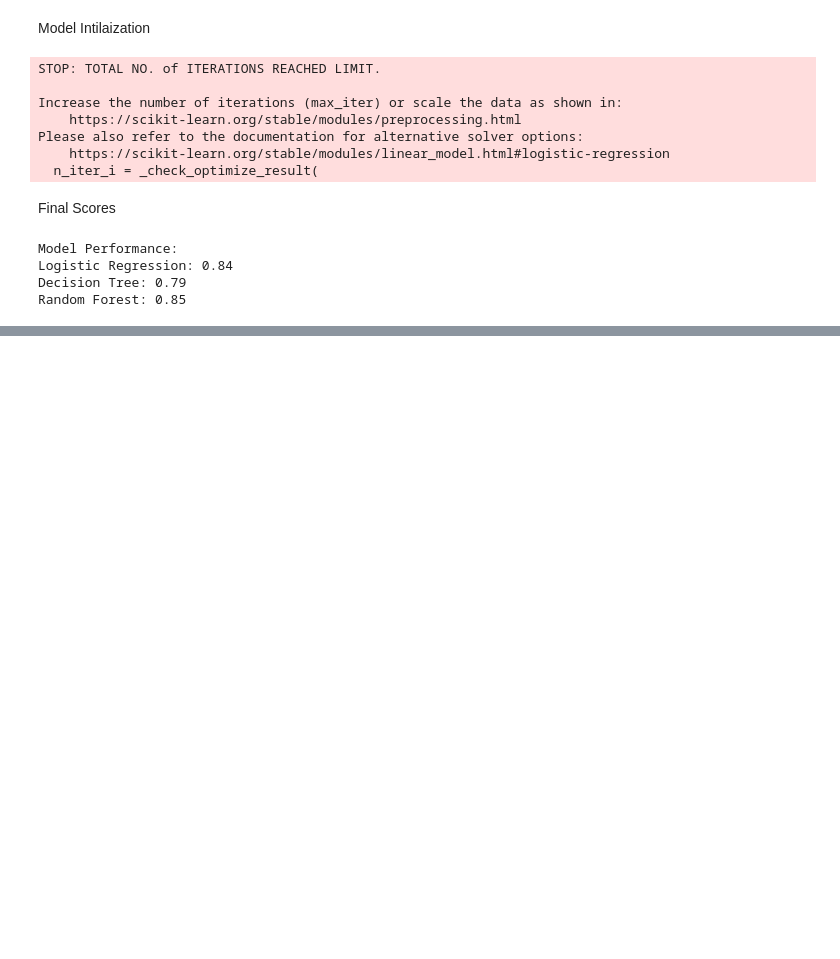
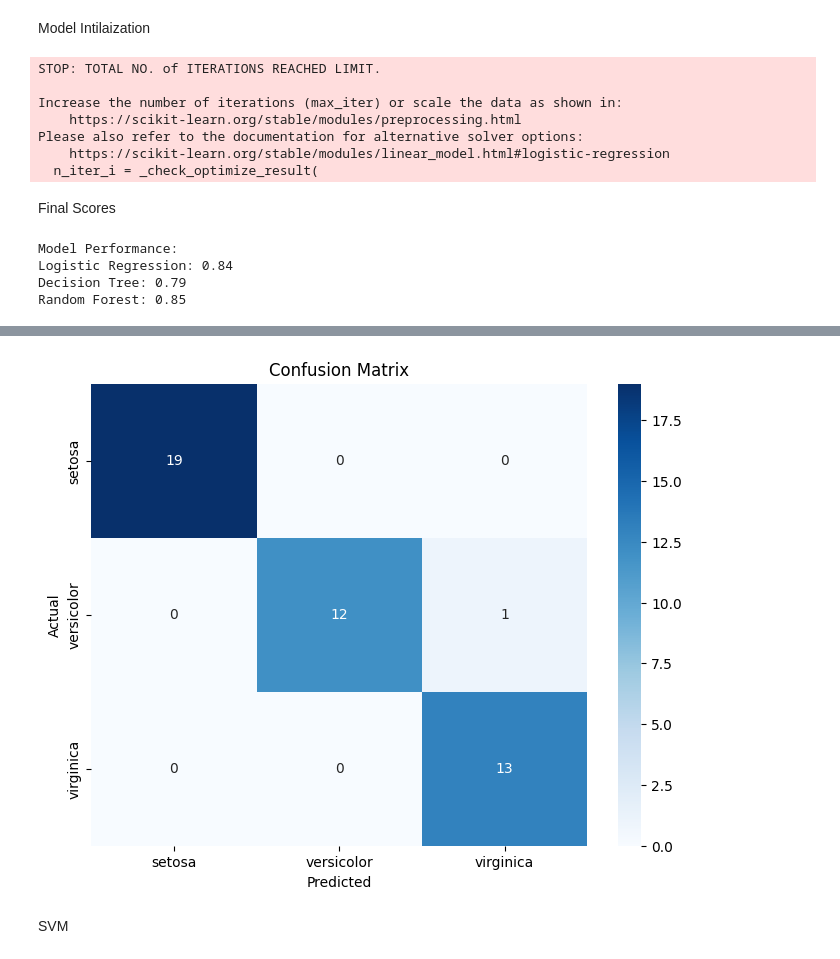
Before and after one commit to Anjanikumar98/ML, a Jupyter notebook: loan_data.ipynb, the cells around one changed output, grey strips where cells are left out. Saved outputs shown, nothing was run; the diff lists cells and outputs as text; code cells hidden in the pictures; blank space fills up the shorter version.

```diff
--- a/loan_data.ipynb
+++ b/loan_data.ipynb
@@ -188,0 +208,2 @@ Random Forest: 0.85
+# %%
+X_train, X_test, y_train, y_test = train_test_split(X, y, test_size=0.3, random_state=42)
@@ -188,0 +260,11 @@ Random Forest: 0.85
+# %%
+plt.figure(figsize=(8, 6))
+sns.heatmap(conf_matrix, annot=True, fmt='d', cmap='Blues', xticklabels=data.target_names, yticklabels=data.target_names)
+plt.xlabel('Predicted')
+plt.ylabel('Actual')
+plt.title('Confusion Matrix')
+plt.show()
+# %% [output]
+[figure, added]
+# %% [markdown]
+SVM
```
Also changed, not shown: parts of 17 cells of this notebook.
